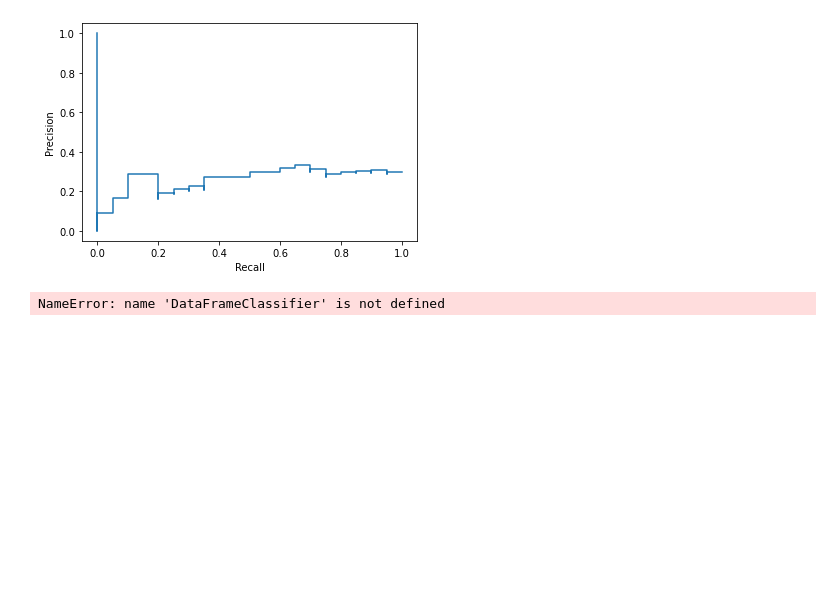
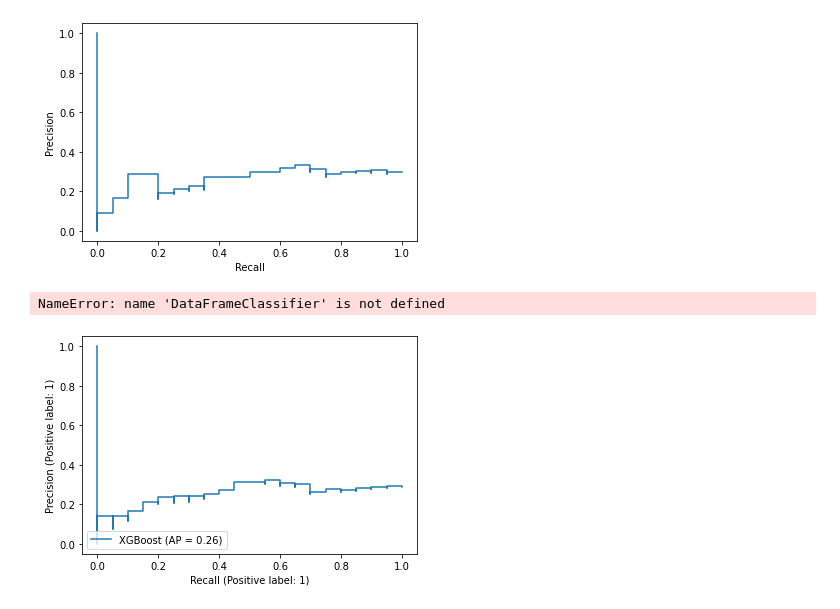
Before and after one commit to SebastianBitsch/document-similarity-search, a Jupyter notebook: test_env.ipynb, the cells around one changed output. Saved outputs shown, nothing was run; the diff lists cells and outputs as text; code cells hidden in the pictures; blank space fills up the shorter version.

Commit message:
new data files

```diff
--- a/test_env.ipynb
+++ b/test_env.ipynb
@@ -125,3 +125,20 @@ NameError: name 'DataFrameClassifier' is not defined
 from sklearn.metrics import average_precision_score
 
 average_precision_score()
+# %%
+
+dfc1 = DataFrameClassifier(dff=full_dff, glove_embeddings=glove_embeddings, file_name='Computer vision', verbose=False)
+X_train, y_train = dfc1.get_feature_vectors(split=False)
+
+dfc2 = DataFrameClassifier(dff=full_dff, glove_embeddings=glove_embeddings, file_name='Fish processing equipment', verbose=False)
+X_test, y_test = dfc2.get_feature_vectors(split=False)
+
+clf = LogisticRegression(random_state=0, class_weight='balanced', fit_intercept=False, n_jobs=multiprocessing.cpu_count() // 2).fit(X_train, y_train)
+#xg_reg = xgb.XGBRegressor(objective ='binary:logistic', eval_metric='map', n_jobs=multiprocessing.cpu_count() // 2).fit(X_train, y_train)
+# %%
+preds = xg_reg.predict(X_test)
+
+PrecisionRecallDisplay.from_predictions(y_test, preds,name="XGBoost")
+plt.show()
+# %% [output]
+[figure, added]
```
Also changed, not shown: parts of 8 cells of this notebook, 27 other files.
